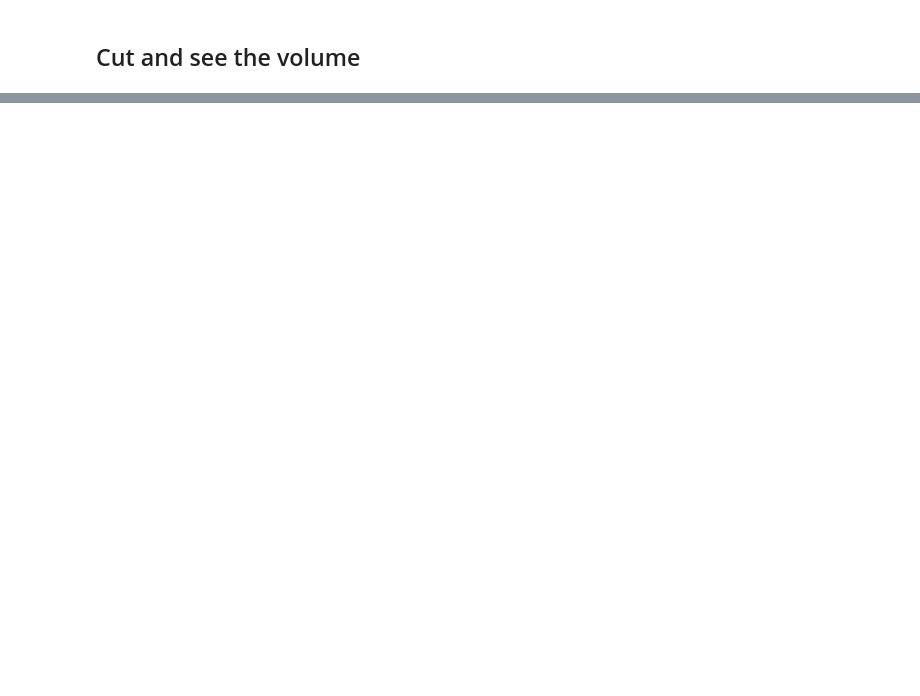
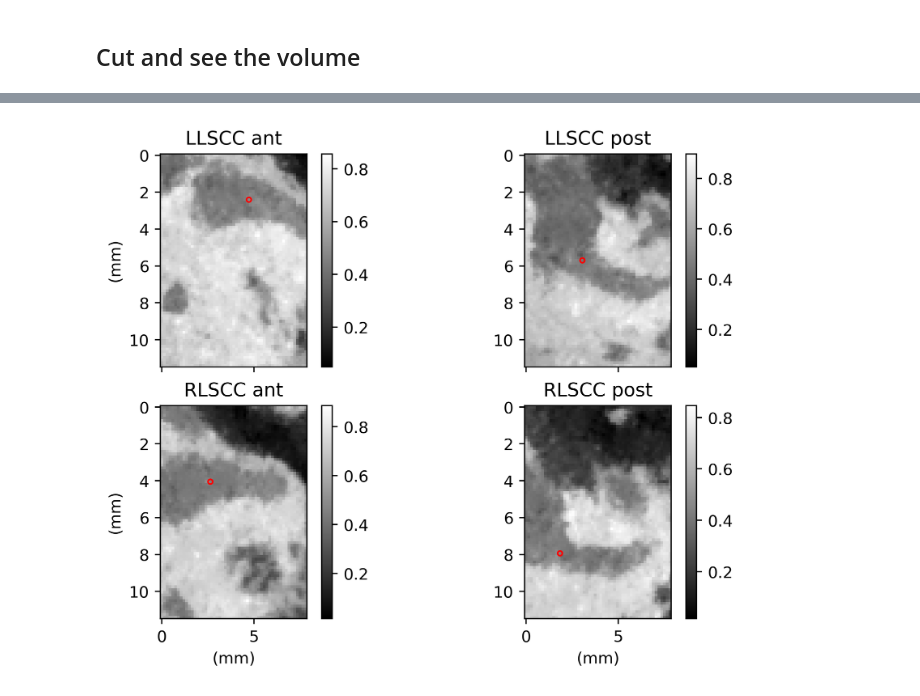
Before and after one commit to acherking/CT-MRI_LandmarkDetection, a Jupyter notebook: notebook/step_2_model.ipynb, the cells around one changed output, grey strips where cells are left out. Cells and saved outputs as stored; diff of their text form; code cells hidden in the pictures; blank space fills up the shorter version.

```diff
--- a/notebook/step_2_model.ipynb
+++ b/notebook/step_2_model.ipynb
@@ -241,0 +260,14 @@ slice_d_cut_num:  [30, 31, 32, 33, 34, 35, 36, 37, 38, 39, 40, 41, 42, 43, 44, 4
+# %%
+def get_train_id(train_id, args_dict_list):
+    for args_dict in args_dict_list:
+        if args_dict["train_id"] == train_id:
+            return args_dict
+# %%
+import start_training
+
+args = start_training.base_args
+
+args_list = start_training.train_straight_model()
+args.update(get_train_id(7, args_list))
+# args.update({"cut_layers": [[32, 28], [40, 36], [38, 30]]})
+args.update({"cut_layers": [[19, 4], [25, 22], [15, 13]]})
@@ -241,0 +278,2 @@ slice_d_cut_num:  [30, 31, 32, 33, 34, 35, 36, 37, 38, 39, 40, 41, 42, 43, 44, 4
+# %%
+train_dataset, val_dataset, test_dataset = TrainingSupport.load_dataset_manager(args)
@@ -241,0 +309,15 @@ slice_d_cut_num:  [30, 31, 32, 33, 34, 35, 36, 37, 38, 39, 40, 41, 42, 43, 44, 4
+# %%
+check_id = 20
+
+left_volume_check = train_dataset[0][check_id,:,:,:,0]
+left_landmarks_check = train_dataset[1][check_id, :, :]
+right_volume_check = train_dataset[0][check_id+1,:,:,:,0]
+right_landmarks_check = train_dataset[1][check_id+1]
+# %%
+import common.Visualization as Visualization
+
+pixel_space = [0.15, 0.15, 0.15]
+
+Visualization.show_two_landmarks(left_volume_check, left_landmarks_check, right_volume_check, right_landmarks_check, pixel_space)
+# %% [output]
+[figure, added]
```
Also changed, not shown: parts of 9 cells of this notebook, 2 other files.
